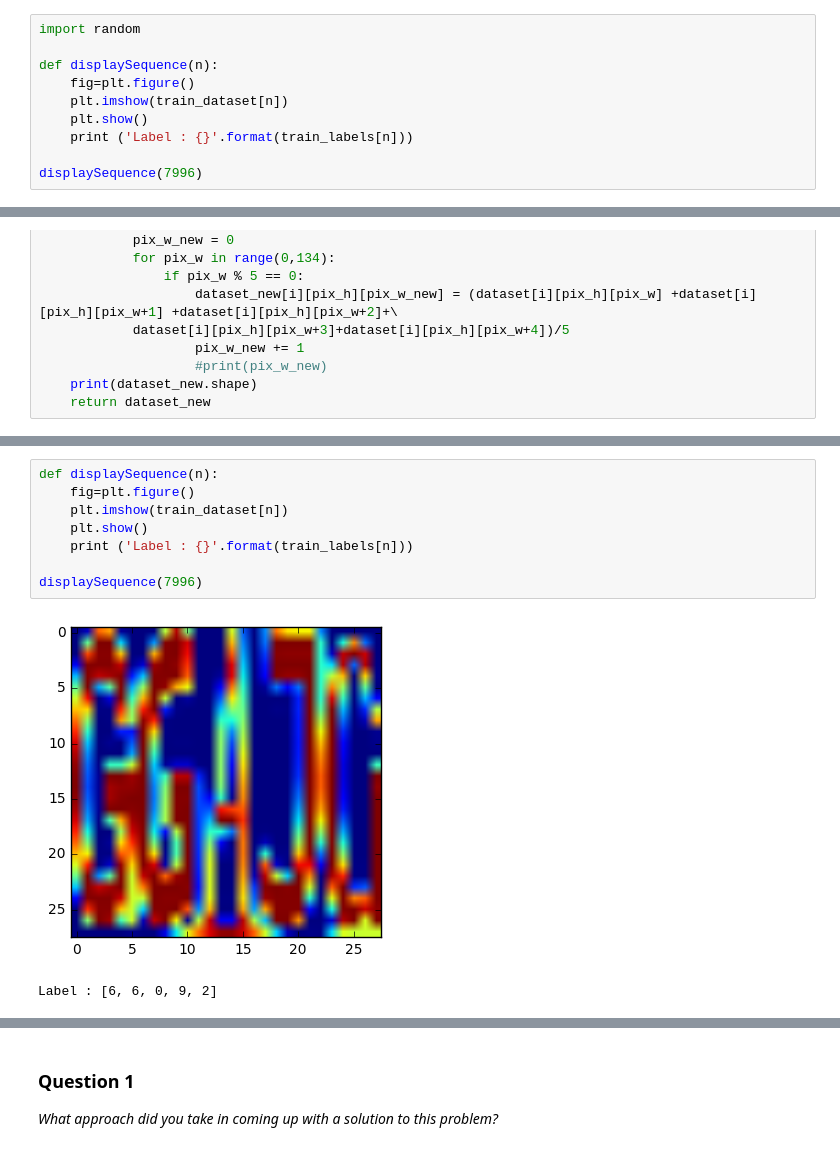
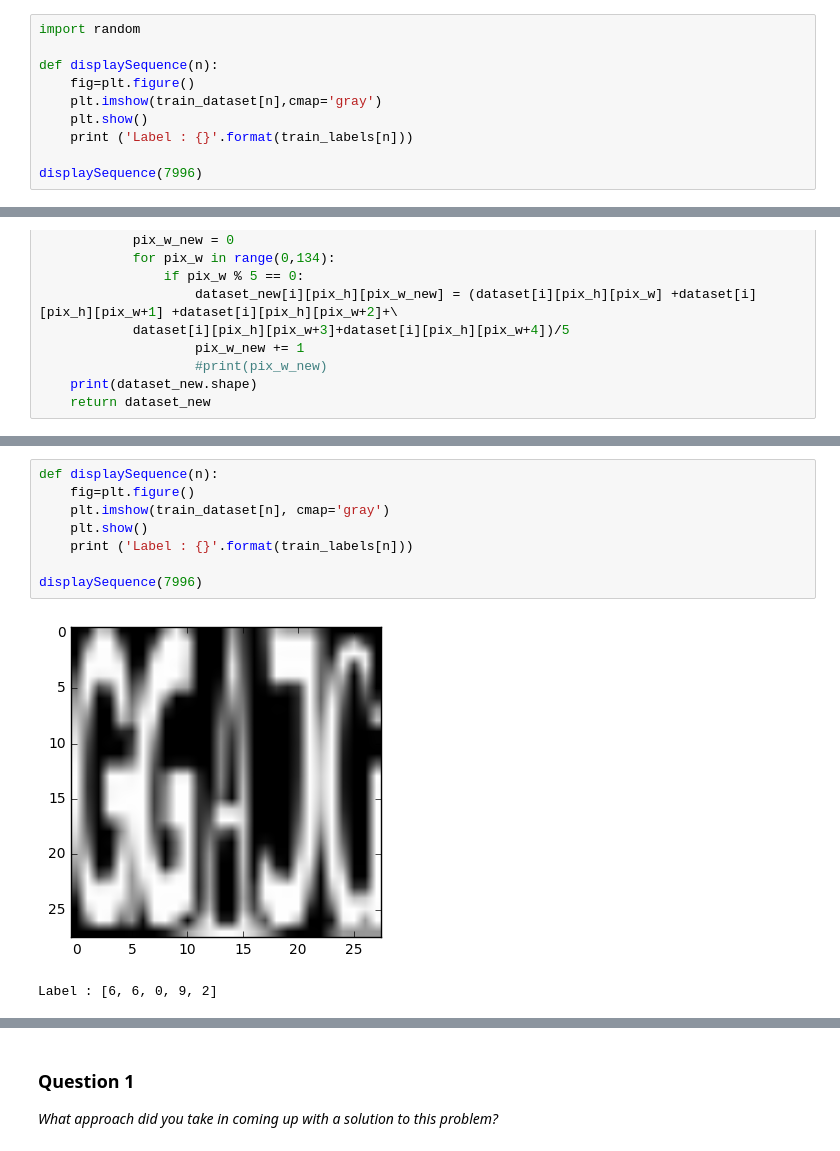
Before and after one commit to axlbert/SVHN_Recognition_NN, a Jupyter notebook: digit_recognition.ipynb, the cells around one changed output, grey strips where cells are left out. Drawn from its saved outputs; the diff is of its cells as text.

```diff
--- a/digit_recognition.ipynb
+++ b/digit_recognition.ipynb
@@ -138,7 +139,7 @@ import random
 
 def displaySequence(n):
     fig=plt.figure()
-    plt.imshow(train_dataset[n])
+    plt.imshow(train_dataset[n],cmap='gray')
     plt.show()
     print ('Label : {}'.format(train_labels[n]))
 
@@ -186,13 +200,13 @@ test_dataset = resize_dataset(test_dataset)
 # %%
 def displaySequence(n):
     fig=plt.figure()
-    plt.imshow(train_dataset[n])
+    plt.imshow(train_dataset[n], cmap='gray')
     plt.show()
     print ('Label : {}'.format(train_labels[n]))
 
 displaySequence(7996)
 # %% [output]
-[figure, old version]
+[figure, new version]
 Label : [6, 6, 0, 9, 2]
 # %%
 #some additional reformatting will prepare this for the first simple NN
```
Also changed, not shown: parts of 22 cells of this notebook, 1 other file.
